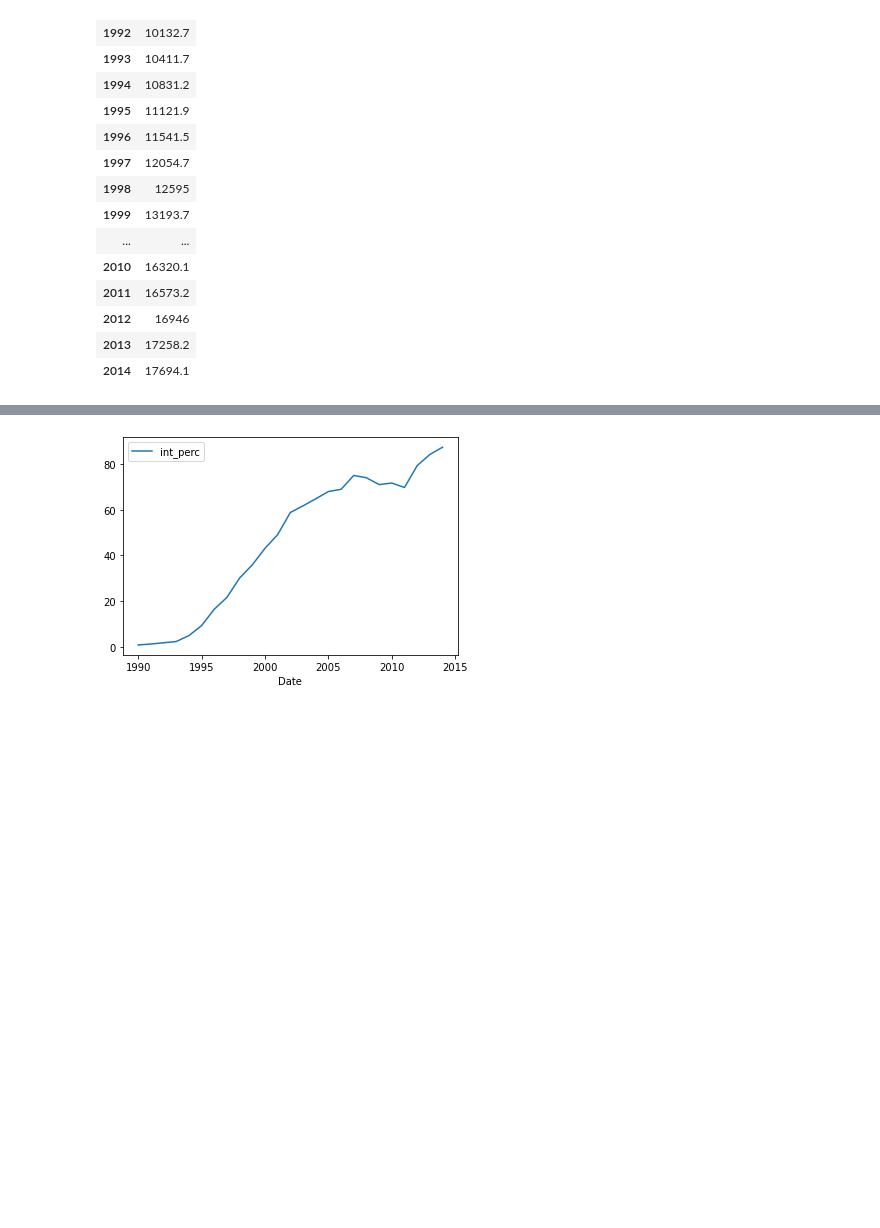
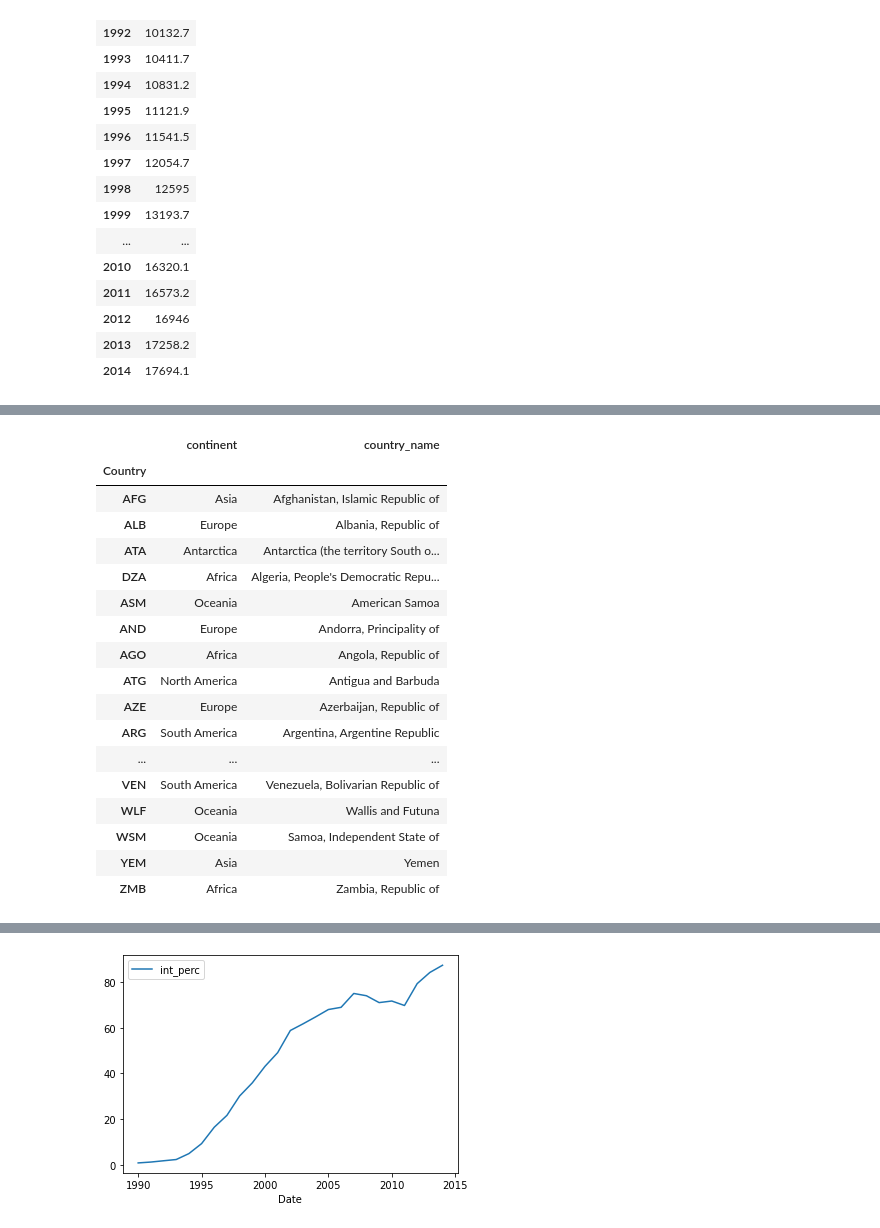
Before and after one commit to meester600/Springboard, a Jupyter notebook: Internet_Enery Capstone/Data_Wrangling.ipynb, the cells around one changed output, grey strips where cells are left out. Cells and saved outputs as stored; diff of their text form; code cells hidden in the pictures; blank space fills up the shorter version.

```diff
--- a/Internet_Enery Capstone/Data_Wrangling.ipynb
+++ b/Internet_Enery Capstone/Data_Wrangling.ipynb
@@ -518,0 +547,28 @@ gdp_df.loc['USA']
+# %%
+continent_list.columns = ['continent','country_name', 'Country']
+continent_list.dropna(axis = 0, inplace = True)
+
+#Removing duplicates. Some countries were listed as being in 'Asia' and 'Europe', removed the ones in 'Asia'.
+continent_list.drop_duplicates(subset = 'Country', keep = 'first', inplace = True)
+
+#Setting the index
+continent_list.set_index('Country')
+# %% [output]
+|  | continent | country_name |
+| Country |  |  |
+| AFG | Asia | Afghanistan, Islamic Republic of |
+| ALB | Europe | Albania, Republic of |
+| ATA | Antarctica | Antarctica (the territory South o... |
+| DZA | Africa | Algeria, People's Democratic Repu... |
+| ASM | Oceania | American Samoa |
+| AND | Europe | Andorra, Principality of |
+| AGO | Africa | Angola, Republic of |
+| ATG | North America | Antigua and Barbuda |
+| AZE | Europe | Azerbaijan, Republic of |
+| ARG | South America | Argentina, Argentine Republic |
+| ... | ... | ... |
+| VEN | South America | Venezuela, Bolivarian Republic of |
+| WLF | Oceania | Wallis and Futuna |
+| WSM | Oceania | Samoa, Independent State of |
+| YEM | Asia | Yemen |
+| ZMB | Africa | Zambia, Republic of |
```
Also changed, not shown: parts of 11 cells of this notebook, 4 other files.
